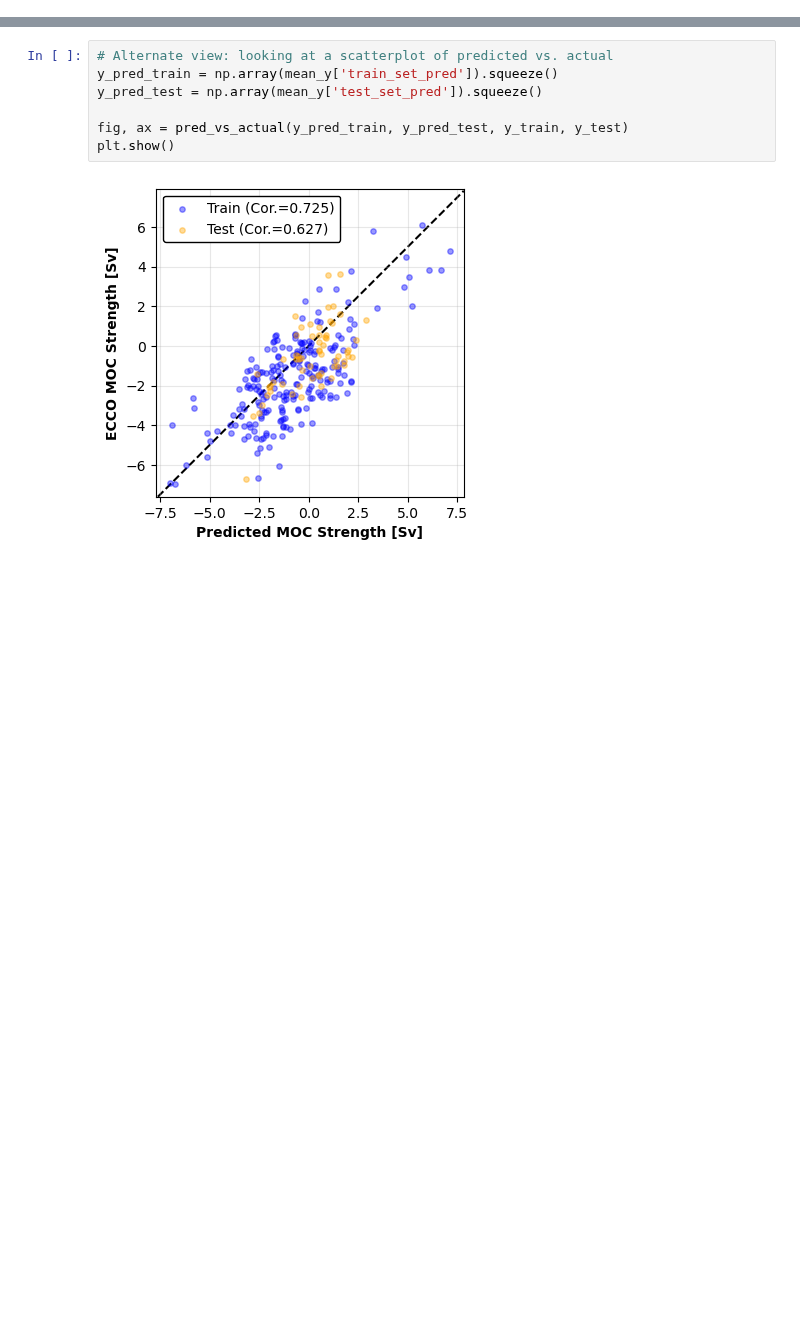
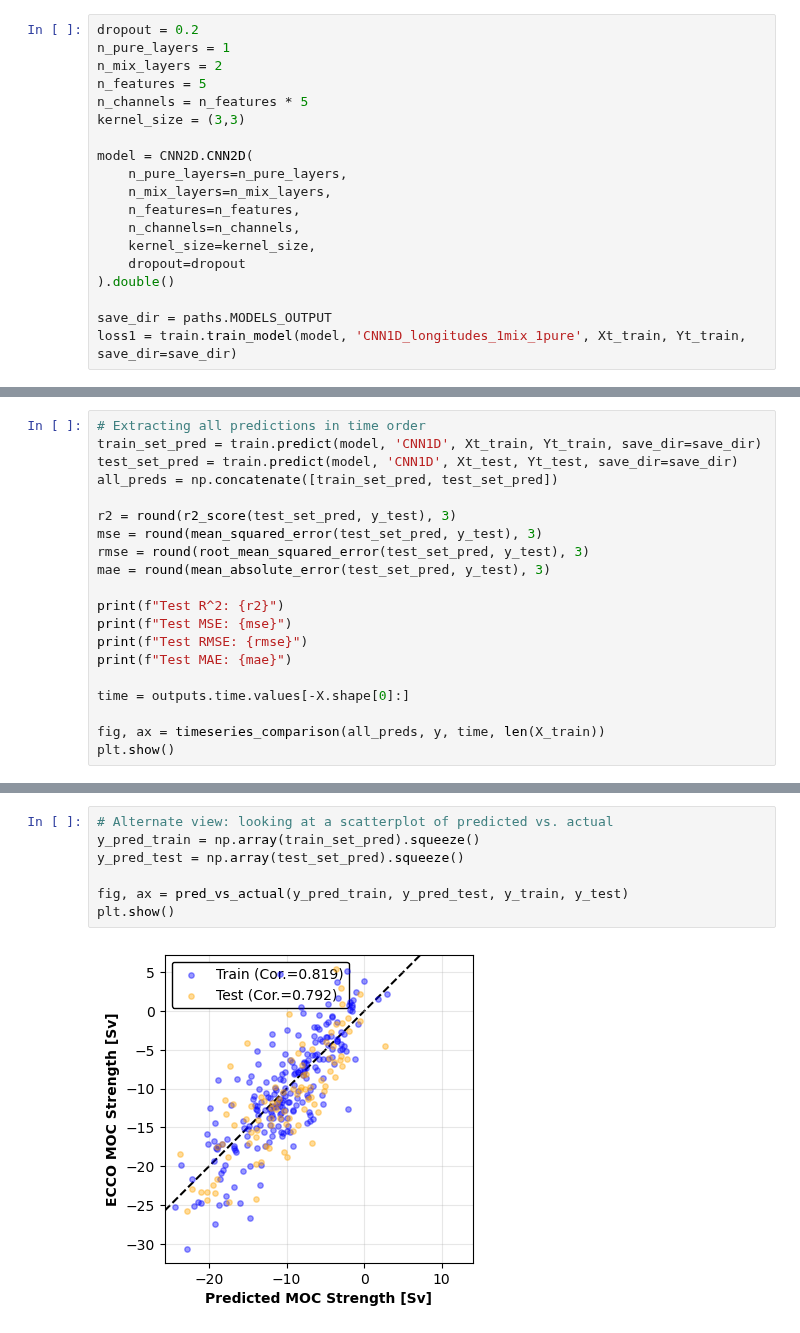
Before and after one commit to ai4er-cdt/OTP, a Jupyter notebook: notebooks/neural_networks.ipynb, the cells around one changed output, grey strips where cells are left out. Cells and saved outputs as stored; diff of their text form; blank space fills up the shorter version.

```diff
--- a/notebooks/neural_networks.ipynb
+++ b/notebooks/neural_networks.ipynb
@@ -255,0 +144,19 @@ plt.show()
+# %%
+dropout = 0.2
+n_pure_layers = 1
+n_mix_layers = 2
+n_features = 5
+n_channels = n_features * 5
+kernel_size = (3,3)
+
+model = CNN2D.CNN2D(
+    n_pure_layers=n_pure_layers,
+    n_mix_layers=n_mix_layers,
+    n_features=n_features,
+    n_channels=n_channels,
+    kernel_size=kernel_size,
+    dropout=dropout
+).double()
+
+save_dir = paths.MODELS_OUTPUT
+loss1 = train.train_model(model, 'CNN1D_longitudes_1mix_1pure', Xt_train, Yt_train, save_dir=save_dir)
@@ -255,0 +170,20 @@ plt.show()
+# %%
+# Extracting all predictions in time order
+train_set_pred = train.predict(model, 'CNN1D', Xt_train, Yt_train, save_dir=save_dir)
+test_set_pred = train.predict(model, 'CNN1D', Xt_test, Yt_test, save_dir=save_dir)
+all_preds = np.concatenate([train_set_pred, test_set_pred])
+
+r2 = round(r2_score(test_set_pred, y_test), 3)
+mse = round(mean_squared_error(test_set_pred, y_test), 3)
+rmse = round(root_mean_squared_error(test_set_pred, y_test), 3)
+mae = round(mean_absolute_error(test_set_pred, y_test), 3)
+
+print(f"Test R^2: {r2}")
+print(f"Test MSE: {mse}")
+print(f"Test RMSE: {rmse}")
+print(f"Test MAE: {mae}")
+
+time = outputs.time.values[-X.shape[0]:]
+
+fig, ax = timeseries_comparison(all_preds, y, time, len(X_train))
+plt.show()
@@ -256,9 +198,9 @@ plt.show()
 # %%
 # Alternate view: looking at a scatterplot of predicted vs. actual
-y_pred_train = np.array(mean_y['train_set_pred']).squeeze()
-y_pred_test = np.array(mean_y['test_set_pred']).squeeze()
+y_pred_train = np.array(train_set_pred).squeeze()
+y_pred_test = np.array(test_set_pred).squeeze()
 
 fig, ax = pred_vs_actual(y_pred_train, y_pred_test, y_train, y_test)
 plt.show()
 # %% [output]
-[figure, old version]
+[figure, new version]
```
Also changed, not shown: parts of 25 cells of this notebook, 2 other files.
